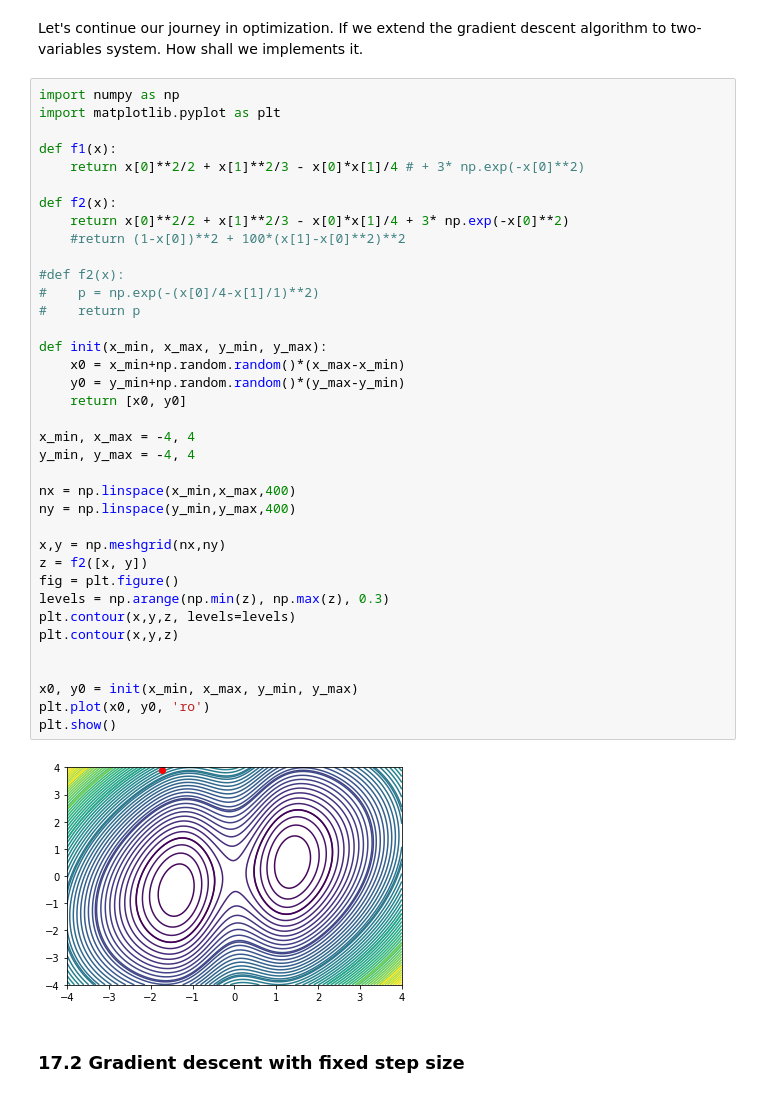
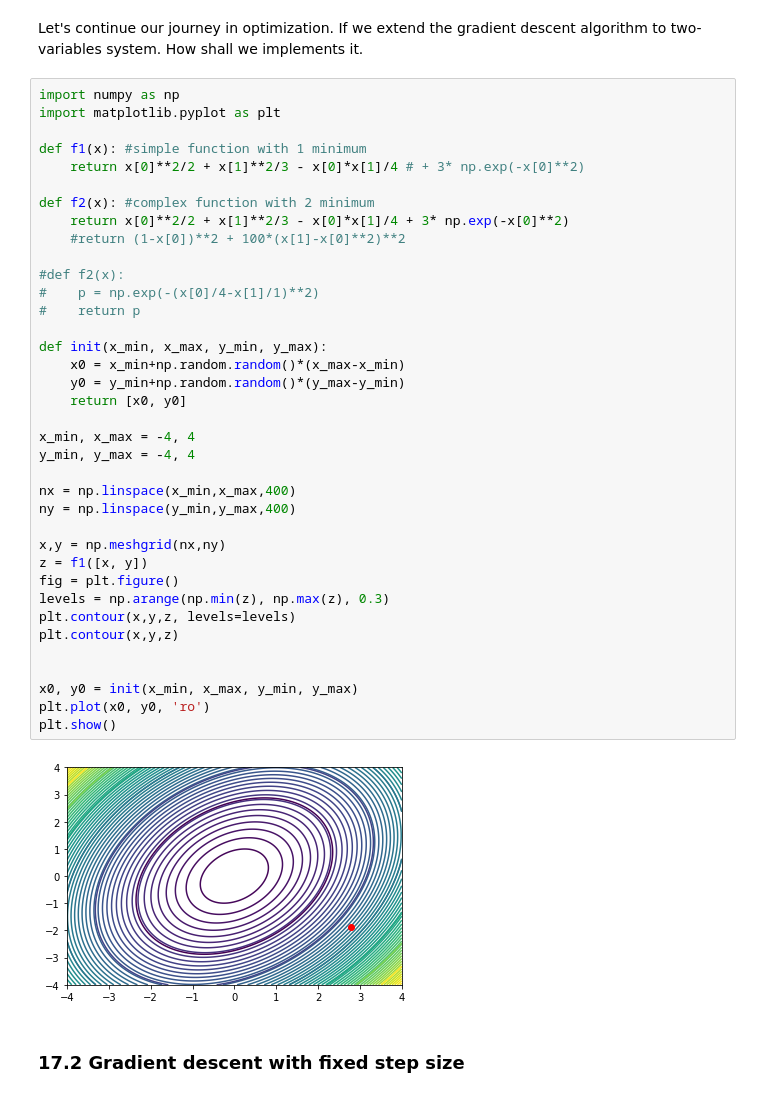
Before and after one commit to MaterSim/ComputationalPhysics300, a Jupyter notebook: Lec_18.ipynb, the cells around one changed output. Saved outputs shown, nothing was run; the diff lists cells and outputs as text.

```diff
--- a/Lec_18.ipynb
+++ b/Lec_18.ipynb
@@ -19,41 +19,41 @@ Let's continue our journey in optimization. If we extend the gradient descent al
 import numpy as np
 import matplotlib.pyplot as plt
 
-def f1(x):
+def f1(x): #simple function with 1 minimum
     return x[0]**2/2 + x[1]**2/3 - x[0]*x[1]/4 # + 3* np.exp(-x[0]**2)
 
-def f2(x):
+def f2(x): #complex function with 2 minimum
     return x[0]**2/2 + x[1]**2/3 - x[0]*x[1]/4 + 3* np.exp(-x[0]**2)
     #return (1-x[0])**2 + 100*(x[1]-x[0]**2)**2
 
 #def f2(x):
 #    p = np.exp(-(x[0]/4-x[1]/1)**2)
 #    return p
 
 def init(x_min, x_max, y_min, y_max):
     x0 = x_min+np.random.random()*(x_max-x_min)
     y0 = y_min+np.random.random()*(y_max-y_min)
     return [x0, y0]
 
 x_min, x_max = -4, 4
 y_min, y_max = -4, 4
 
 nx = np.linspace(x_min,x_max,400)
 ny = np.linspace(y_min,y_max,400)
 
 x,y = np.meshgrid(nx,ny)
-z = f2([x, y])
+z = f1([x, y])
 fig = plt.figure()
 levels = np.arange(np.min(z), np.max(z), 0.3)
 plt.contour(x,y,z, levels=levels)
 plt.contour(x,y,z)
 
 
 x0, y0 = init(x_min, x_max, y_min, y_max)
 plt.plot(x0, y0, 'ro')
 plt.show()
 # %% [output]
-[figure, old version]
+[figure, new version]
 # %% [markdown]
 ### 17.2 Gradient descent with fixed step size
 # %%
```
Also changed, not shown: parts of 8 cells of this notebook.
